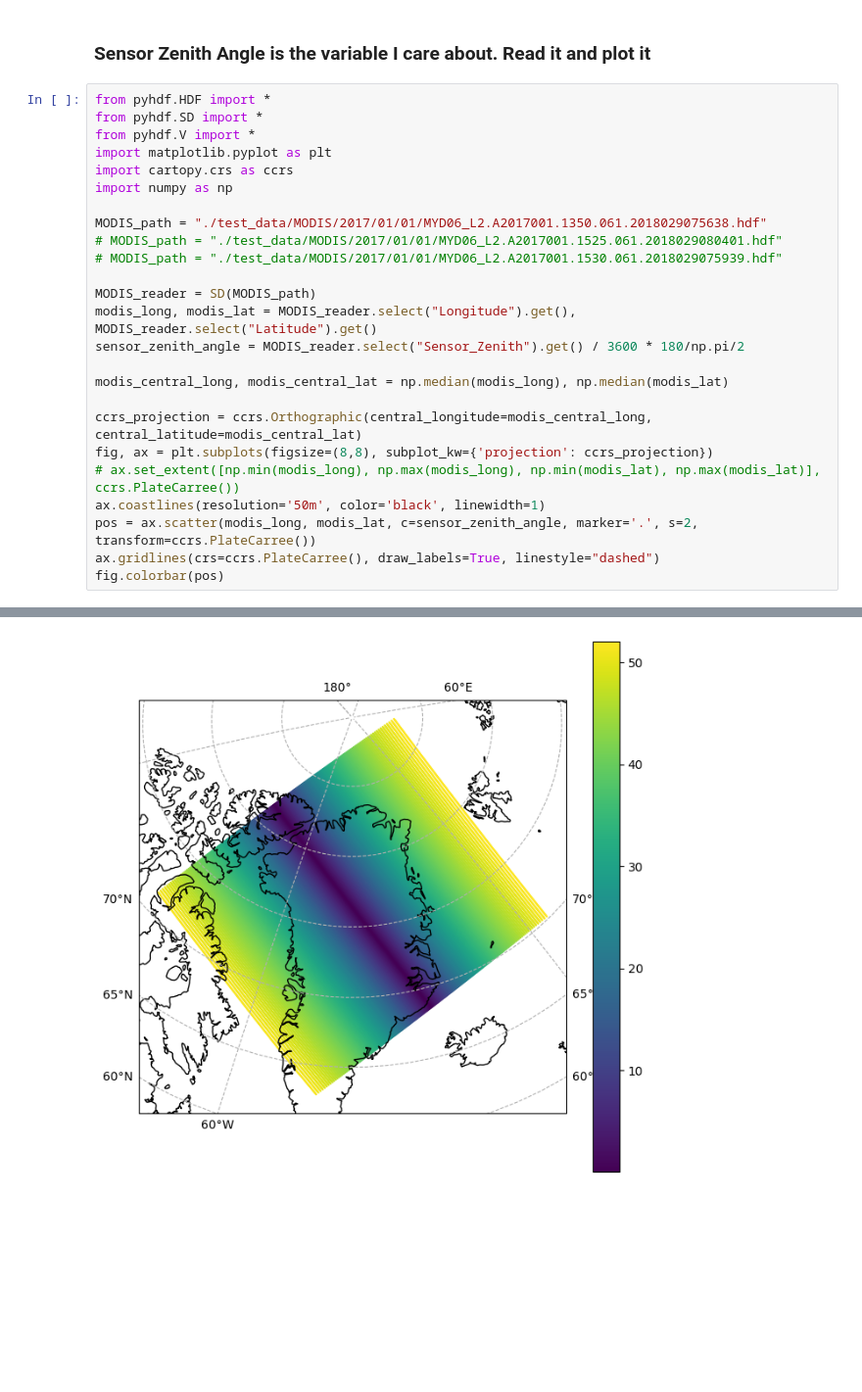
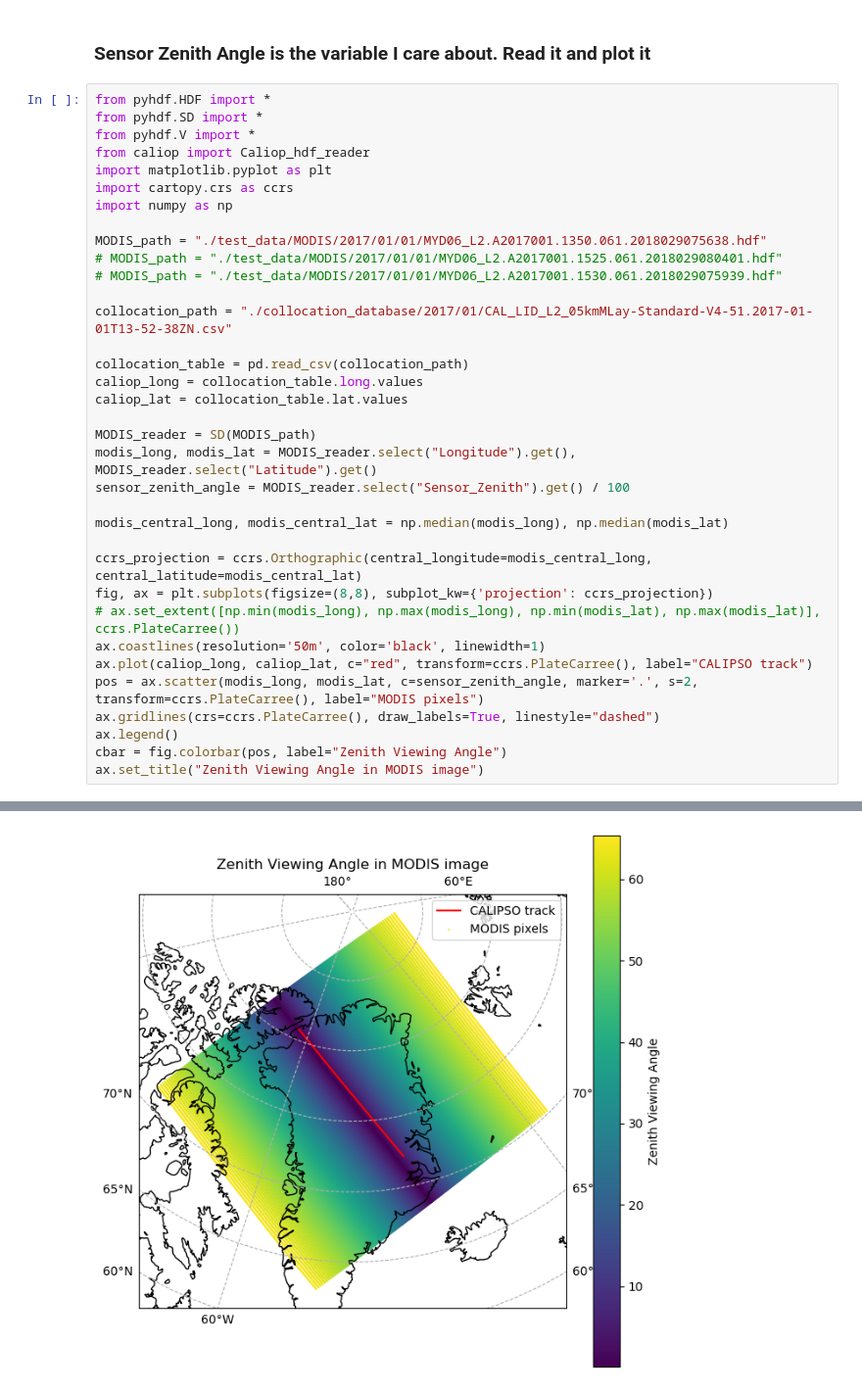
Before and after one commit to Kwartzl8/LIDAR-Cloud-Phase-Detection, a Jupyter notebook: testing_ground.ipynb, the cells around one changed output, grey strips where cells are left out. Shown at 98% size. Drawn from its saved outputs; the diff is of its cells as text; blank space fills up the shorter version.

```diff
--- a/testing_ground.ipynb
+++ b/testing_ground.ipynb
@@ -496,6 +496,7 @@ cbar.set_ticklabels(['clear','water','ice','mixed', 'undetermined'])
 from pyhdf.HDF import *
 from pyhdf.SD import *
 from pyhdf.V import *
+from caliop import Caliop_hdf_reader
 import matplotlib.pyplot as plt
 import cartopy.crs as ccrs
 import numpy as np
@@ -504,9 +505,15 @@ MODIS_path = "./test_data/MODIS/2017/01/01/MYD06_L2.A2017001.1350.061.2018029075
 # MODIS_path = "./test_data/MODIS/2017/01/01/MYD06_L2.A2017001.1525.061.2018029080401.hdf"
 # MODIS_path = "./test_data/MODIS/2017/01/01/MYD06_L2.A2017001.1530.061.2018029075939.hdf"
 
+collocation_path = "./collocation_database/2017/01/CAL_LID_L2_05kmMLay-Standard-V4-51.2017-01-01T13-52-38ZN.csv"
+
+collocation_table = pd.read_csv(collocation_path)
+caliop_long = collocation_table.long.values
+caliop_lat = collocation_table.lat.values
+
 MODIS_reader = SD(MODIS_path)
 modis_long, modis_lat = MODIS_reader.select("Longitude").get(), MODIS_reader.select("Latitude").get()
-sensor_zenith_angle = MODIS_reader.select("Sensor_Zenith").get() / 3600 * 180/np.pi/2
+sensor_zenith_angle = MODIS_reader.select("Sensor_Zenith").get() / 100
 
 modis_central_long, modis_central_lat = np.median(modis_long), np.median(modis_lat)
 
@@ -514,7 +521,10 @@ ccrs_projection = ccrs.Orthographic(central_longitude=modis_central_long, centra
 fig, ax = plt.subplots(figsize=(8,8), subplot_kw={'projection': ccrs_projection})
 # ax.set_extent([np.min(modis_long), np.max(modis_long), np.min(modis_lat), np.max(modis_lat)], ccrs.PlateCarree())
 ax.coastlines(resolution='50m', color='black', linewidth=1)
-pos = ax.scatter(modis_long, modis_lat, c=sensor_zenith_angle, marker='.', s=2, transform=ccrs.PlateCarree())
+ax.plot(caliop_long, caliop_lat, c="red", transform=ccrs.PlateCarree(), label="CALIPSO track")
+pos = ax.scatter(modis_long, modis_lat, c=sensor_zenith_angle, marker='.', s=2, transform=ccrs.PlateCarree(), label="MODIS pixels")
 ax.gridlines(crs=ccrs.PlateCarree(), draw_labels=True, linestyle="dashed")
-fig.colorbar(pos)
+ax.legend()
+cbar = fig.colorbar(pos, label="Zenith Viewing Angle")
+ax.set_title("Zenith Viewing Angle in MODIS image")
 # %% [output]
@@ -522,2 +532,2 @@ fig.colorbar(pos)
-[figure, old version]
+[figure, new version]
 # %% [markdown]
```
Also changed, not shown: parts of 25 cells of this notebook.
